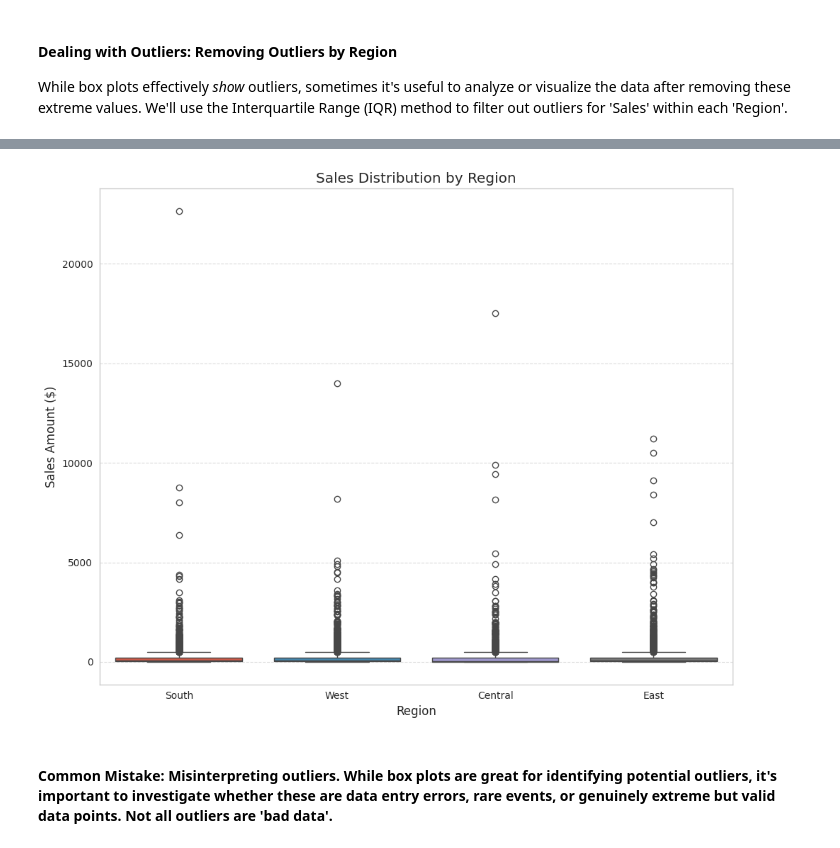
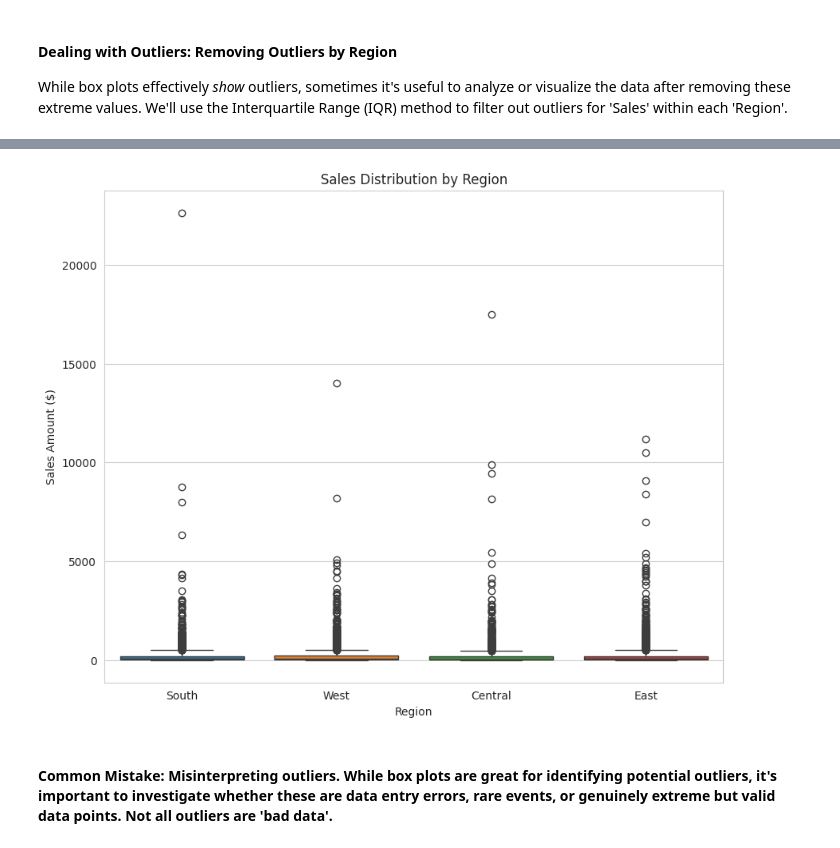
Before and after one commit to Mohamad-Selawy/Data-Analysis, a Jupyter notebook: Python/Visualization/Part_2_Visualization_with_Seaborn.ipynb, the cells around one changed output, grey strips where cells are left out. Cells and saved outputs as stored; diff of their text form; code cells hidden in the pictures.

```diff
--- a/Python/Visualization/Part_2_Visualization_with_Seaborn.ipynb
+++ b/Python/Visualization/Part_2_Visualization_with_Seaborn.ipynb
@@ -137,22 +102,0 @@ Seaborn offers various built-in themes (e.g., `'darkgrid'`, `'whitegrid'`) and c
-# %%
-# Example 1: Demonstrate default Seaborn style with a simple distribution plot
-# We'll use the 'Sales' column to see its distribution.
-
-plt.figure(figsize=(10, 6))
-sns.histplot(data=df, x='Sales', kde=True) # kde=True adds a Kernel Density Estimate line
-plt.title('Distribution of Sales (Default Seaborn Style)')
-plt.xlabel('Sales Amount')
-plt.ylabel('Frequency')
-plt.show()
-
-
-# Example 2: Changing Seaborn theme
-# Let's try another theme like 'darkgrid'
-
-sns.set_style('darkgrid') # Set the theme to 'darkgrid'
-plt.figure(figsize=(10, 6))
-sns.barplot(data=df, x='Category', y='Sales', estimator=np.sum, errorbar=None) # A bar plot to show sales by categories
-plt.title('Sales by Category (Darkgrid Theme)')
-plt.xlabel('Category')
-plt.ylabel('Sales Amount')
-plt.show()
@@ -166,4 +103 @@ For consistency, it's good practice to set a preferred style at the beginning of
-# %%
-# Reset to default or preferred style for consistency throughout the notebook
-sns.set_style('whitegrid') # A common and clean style for presentations
 # %% [markdown]
@@ -459,35 +284,19 @@ DataFrame shape after global outlier removal: (8648, 19)
 # %%
 # Business Example: Sales Distribution by Region
 # Let's compare how sales vary across different geographical regions.
 
 plt.figure(figsize=(10, 8))
 # Create a box plot using Seaborn
 # x='Region': The categorical variable for the x-axis
 # y='Sales': The numerical variable for the y-axis, whose distribution will be shown for each region
 # data=df: The DataFrame to draw the plot from
-# palette='muted': Sets the color palette for the boxes
 sns.boxplot(x='Region', y='Sales', data=df, hue='Region')
 
 plt.title('Sales Distribution by Region')
 plt.xlabel('Region')
 plt.ylabel('Sales Amount ($)')
-plt.grid(axis='y', linestyle='--', alpha=0.7)
-plt.tight_layout()
 plt.show()
-
-# Interpretation:
-# This box plot shows the distribution of sales for each of the four regions. The central line in each box is the median sales,
-# the box represents the interquartile range (IQR, from Q1 to Q3), and the whiskers extend to 1.5 times the IQR from the quartiles.
-# Points beyond the whiskers are considered outliers. We can see that all regions have a significant number of outliers,
-# indicating some very high-value sales. The median sales are relatively low across all regions, but the spread (IQR) and maximum
-# values vary, with the 'South' and 'West' regions showing slightly higher potential for large sales.
-
-# Business Insight:
-# Despite the presence of high-value outlier sales in all regions, the core sales (median and IQR) are fairly consistent and low.
-# This suggests that regional sales performance might be driven by a few key transactions rather than consistent high average sales.
-# Further investigation into these high-value outliers (e.g., product types, customers) could reveal valuable insights.
-# Also, marketing and sales strategies should acknowledge these regional nuances.
 # %% [output]
-[figure, old version]
+[figure, new version]
 # %% [markdown]
 #### **Common Mistake:** Misinterpreting outliers. While box plots are great for identifying potential outliers, it's important to investigate whether these are data entry errors, rare events, or genuinely extreme but valid data points. Not all outliers are 'bad data'.
```
Also changed, not shown: parts of 28 cells of this notebook.
